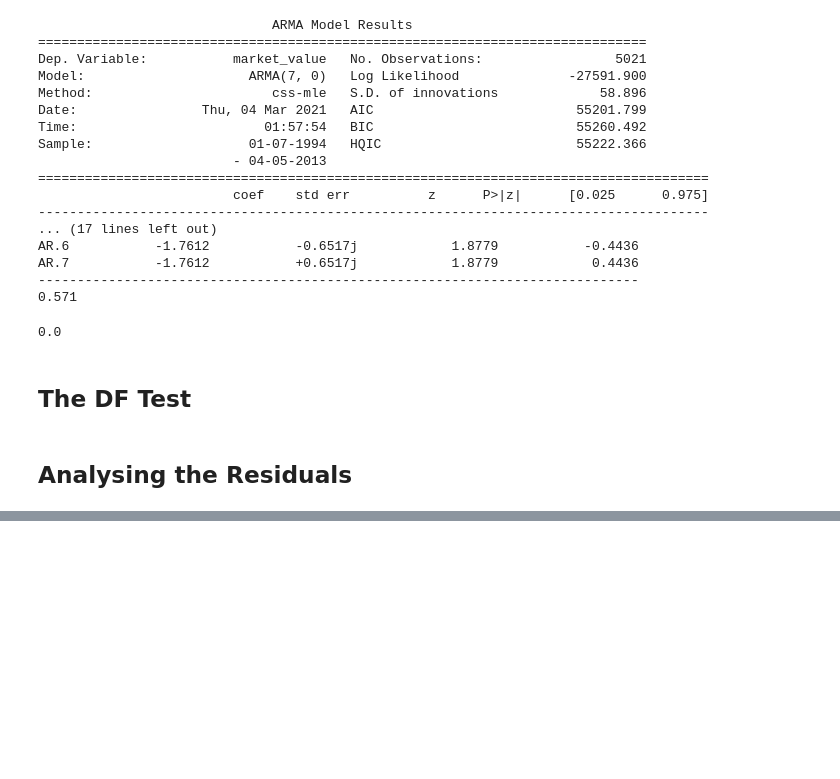
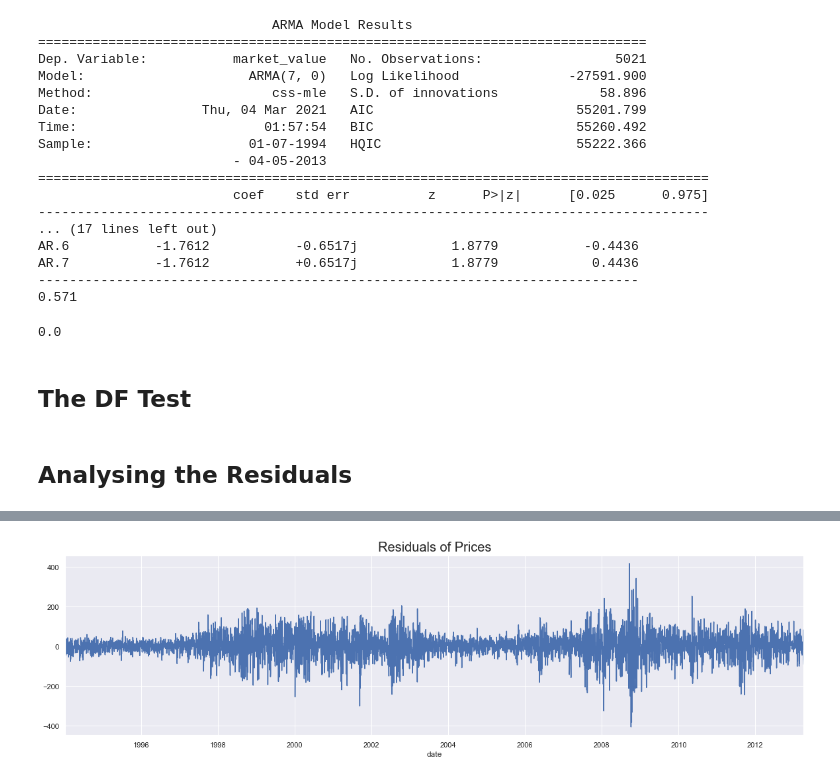
Before and after one commit to junglewill/Time-series-analysis-in-Python, a Jupyter notebook: AR_Model_Price.ipynb, the cells around one changed output, grey strips where cells are left out. Saved outputs shown, nothing was run; the diff lists cells and outputs as text; code cells hidden in the pictures; blank space fills up the shorter version.

```diff
--- a/AR_Model_Price.ipynb
+++ b/AR_Model_Price.ipynb
@@ -297,0 +335,6 @@ print(LLR_test(model_ar, model_ar_7, DF=6))
+# %%
+df.res_price[1:].plot(figsize=(20,5))
+plt.title('Residuals of Prices', size=20)
+plt.show()
+# %% [output]
+[figure, added]
```
Also changed, not shown: parts of 5 cells of this notebook, 1 other file.
